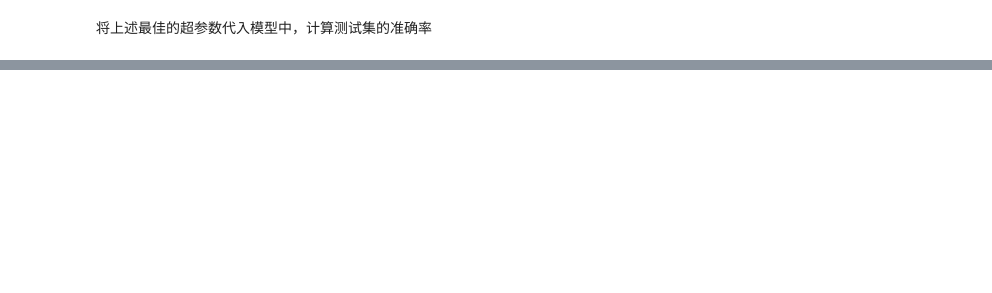
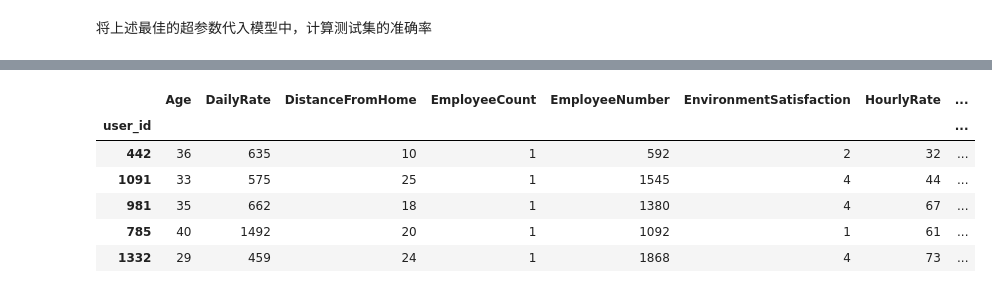
Before and after one commit to vivianyl/Kaggle, a Jupyter notebook: bi_attrition_prediction/离职员工预测.ipynb, the cells around one changed output, grey strips where cells are left out. Drawn from its saved outputs; the diff is of its cells as text; code cells hidden in the pictures; blank space fills up the shorter version.

```diff
--- a/bi_attrition_prediction/离职员工预测.ipynb
+++ b/bi_attrition_prediction/离职员工预测.ipynb
@@ -170,0 +245,33 @@ weighted avg       0.83      0.86      0.82       353
+# %%
+# 离散值因子化
+X = test
+# 离散变量
+discrete = ['BusinessTravel','Department','Education', 'EducationField','Gender','JobRole','MaritalStatus', 'Over18', 'OverTime']
+#对离散值进行one-hot encoding
+BusinessTravel_dummy=pd.get_dummies(X['BusinessTravel'], prefix= 'BusinessTravel')
+Department_dummy=pd.get_dummies(X['Department'], prefix= 'Department')
+Education_dummy=pd.get_dummies(X['Education'], prefix= 'Education')
+EducationField_dummy=pd.get_dummies(X['EducationField'], prefix= 'EducationField')
+Gender_dummy=pd.get_dummies(X['Gender'], prefix= 'Gender')
+JobRole_dummy=pd.get_dummies(X['JobRole'], prefix= 'JobRole')
+MaritalStatus_dummy=pd.get_dummies(X['MaritalStatus'], prefix= 'MaritalStatus')
+Over18_dummy=pd.get_dummies(X['Over18'], prefix= 'Over18')
+OverTime_dummy=pd.get_dummies(X['OverTime'], prefix= 'OverTime')
+X.drop(discrete,axis=1,inplace =True)
+
+X=pd.concat([X,BusinessTravel_dummy,Department_dummy,Education_dummy,EducationField_dummy,Gender_dummy,
+             JobRole_dummy,MaritalStatus_dummy,Over18_dummy,OverTime_dummy],axis =1)
+
+# 连续值标准化
+stdsc = StandardScaler()
+#transform our training feature
+X_valid_std = stdsc.fit_transform(X)
+X.head()
+# %% [output]
+|  | Age | DailyRate | DistanceFromHome | EmployeeCount | EmployeeNumber | EnvironmentSatisfaction | HourlyRate | ... |
+| user_id |  |  |  |  |  |  |  | ... |
+| 442 | 36 | 635 | 10 | 1 | 592 | 2 | 32 | ... |
+| 1091 | 33 | 575 | 25 | 1 | 1545 | 4 | 44 | ... |
+| 981 | 35 | 662 | 18 | 1 | 1380 | 4 | 67 | ... |
+| 785 | 40 | 1492 | 20 | 1 | 1092 | 1 | 61 | ... |
+| 1332 | 29 | 459 | 24 | 1 | 1868 | 4 | 73 | ... |
```
Also changed, not shown: parts of 20 cells of this notebook.
